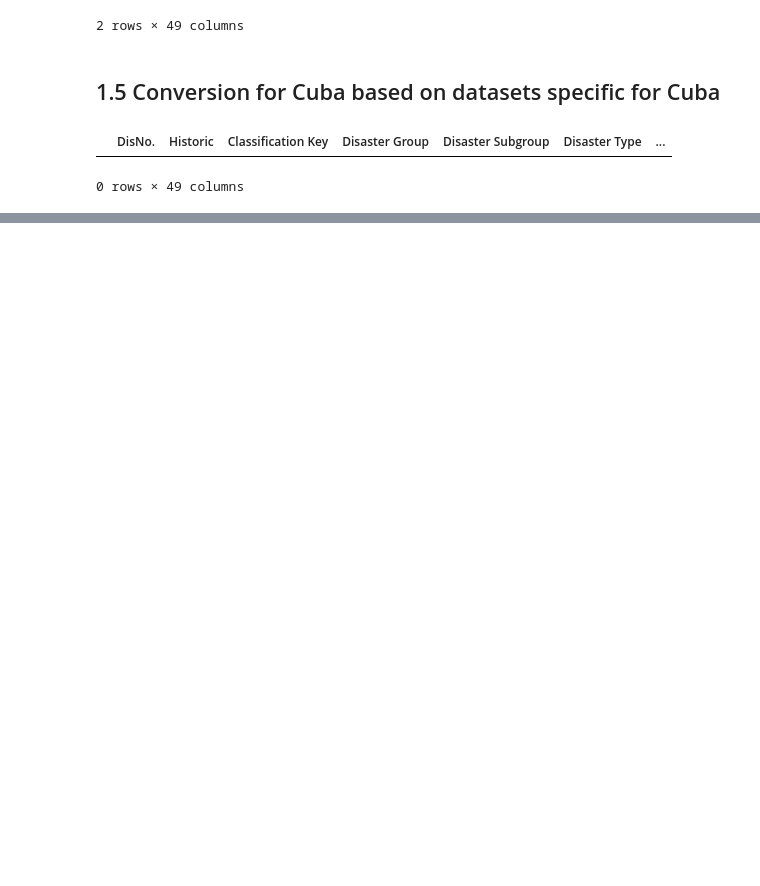
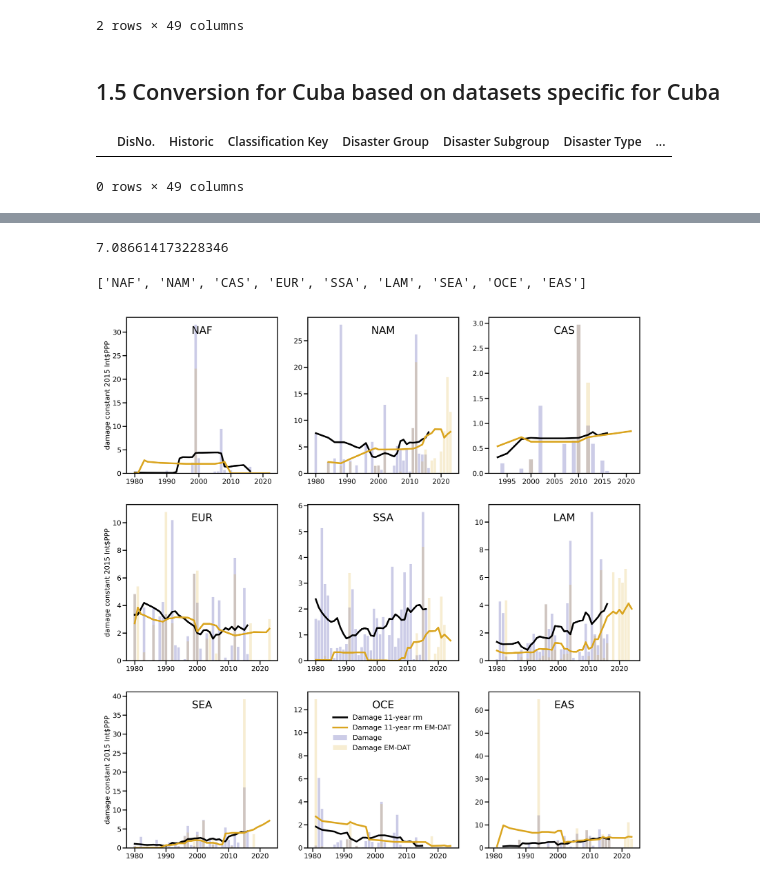
Before and after one commit to ingajsa/drought_damages, a Jupyter notebook: socio_economic/natcat_emdat_conversion.ipynb, the cells around one changed output, grey strips where cells are left out. Drawn from its saved outputs; the diff is of its cells as text; code cells hidden in the pictures; blank space fills up the shorter version.

Commit message:
add documentation and plots

```diff
--- a/socio_economic/natcat_emdat_conversion.ipynb
+++ b/socio_economic/natcat_emdat_conversion.ipynb
@@ -612,0 +705,3 @@ damage_emdat.to_csv('/home/insauer/projects/droughts/droughts/data/socio_economi
+# %%
+agg_reg_year_emdat=damage_emdat.groupby(['region','Start Year']).sum()
+agg_reg_year_emdat.index
@@ -612,0 +726,51 @@ damage_emdat.to_csv('/home/insauer/projects/droughts/droughts/data/socio_economi
+# %%
+agg_reg_year=damage_natcat.groupby(['region','year']).sum()
+agg_reg_year.index
+# %%
+# define figure size
+cm = 1/2.54
+x_width= 18.0*cm
+y_width= 18.0*cm
+y_width
+# %% [output]
+7.086614173228346
+# %%
+regions=list(set(damage_natcat['region'].dropna()))
+regions
+# %% [output]
+['NAF', 'NAM', 'CAS', 'EUR', 'SSA', 'LAM', 'SEA', 'OCE', 'EAS']
+# %%
+fig1 = plt.figure(figsize=(x_width,y_width), dpi=600)
+plt.subplots_adjust(top=0.95, bottom= 0.05, left= 0.08, right=0.95, wspace=0.2, hspace=0.2)
+gs = fig1.add_gridspec(3, 3)
+
+r=0
+
+for i,row in enumerate(np.arange(3)):
+    for col in np.arange(3):
+        f3_ax2 = fig1.add_subplot(gs[row:row+1,col:col+1])
+
+        f3_ax2.set_title(regions[r], x=0.5,y=0.85, fontsize=9)
+        f3_ax2.bar(agg_reg_year.loc[regions[r]].index, agg_reg_year.loc[regions[r],'damage_constant2015USD_PPP']/1e3,
+                   color='darkblue', alpha=0.2, label='Damage')
+        f3_ax2.plot(agg_reg_year.loc[regions[r]].index,
+                    agg_reg_year.loc[regions[r],'damage_constant2015USD_PPP'].rolling(11, center=True,min_periods=5).mean()/1e3,
+            label='Damage 11-year rm', color='k')
+
+        f3_ax2.bar(agg_reg_year_emdat.loc[regions[r]].index, agg_reg_year_emdat.loc[regions[r],'damage_constant2015USD_PPP']/1e6,
+                   color='goldenrod', alpha=0.2, label='Damage EM-DAT')
+        f3_ax2.plot(agg_reg_year_emdat.loc[regions[r]].index,
+                    agg_reg_year_emdat.loc[regions[r],'damage_constant2015USD_PPP'].rolling(11, center=True,min_periods=5).mean()/1e6,
+            label='Damage 11-year rm EM-DAT', color='goldenrod')
+
+        if col==0:
+            f3_ax2.set_ylabel('damage constant 2015 Int$PPP', fontsize=6, labelpad=1.3)
+
+        f3_ax2.tick_params(axis='both',labelsize=6, pad=1.)
+
+        if (col==1) & (row==2):
+            f3_ax2.legend(fontsize=6, loc=(0.15,0.6), frameon=False)
+
+        r+=1
+# %% [output]
+[figure, added]
```
Also changed, not shown: parts of 14 cells of this notebook, 1 other file.
